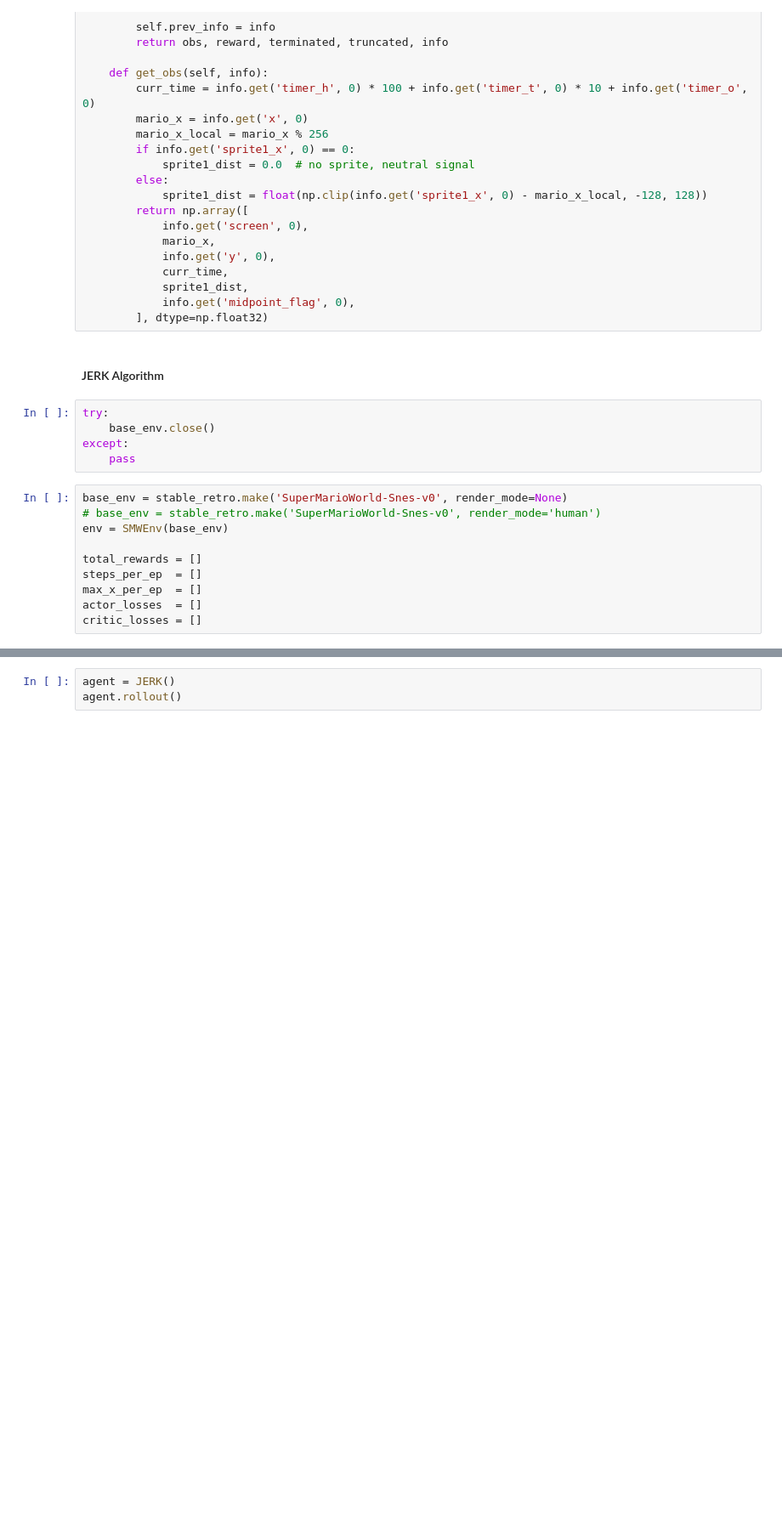
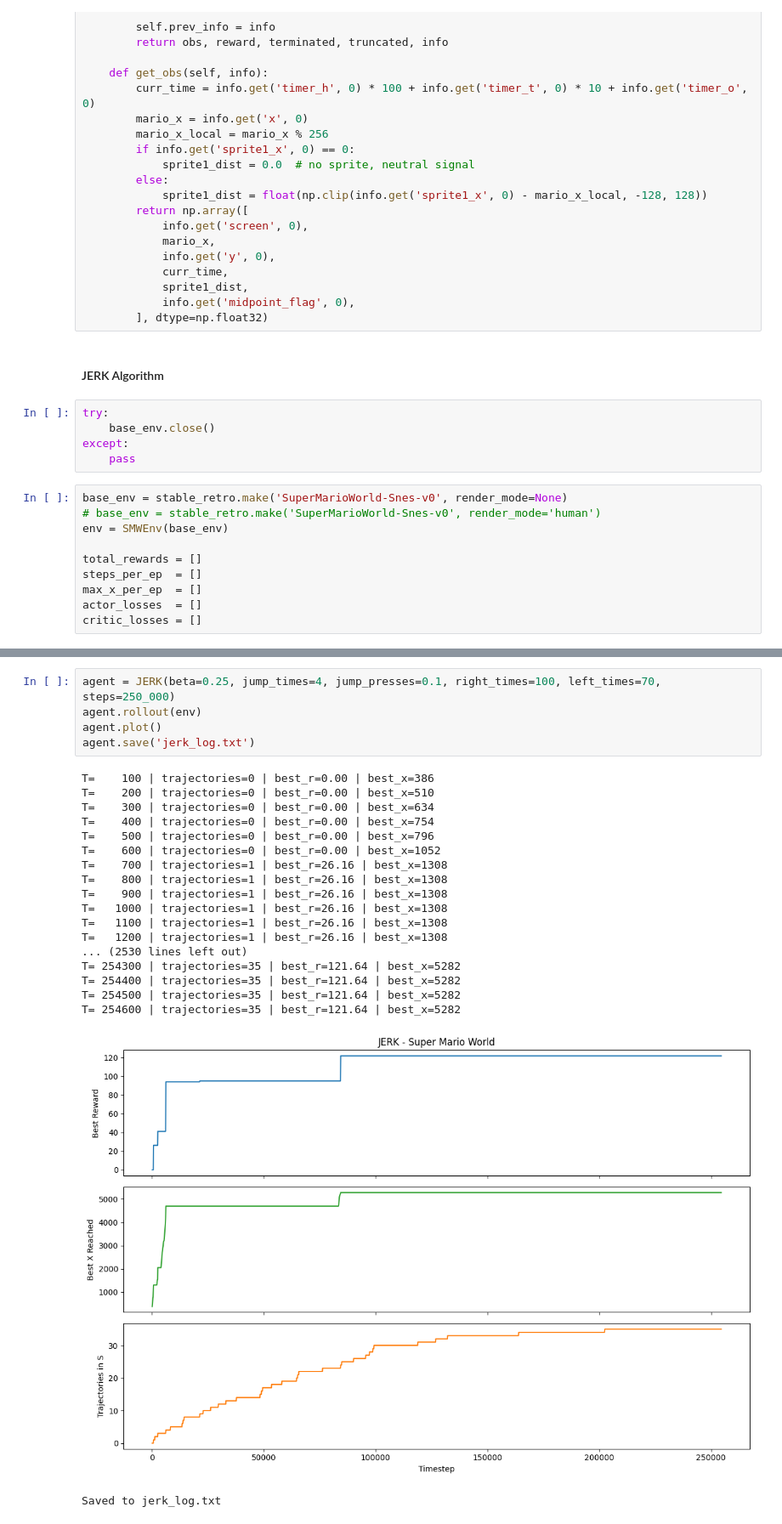
Before and after one commit to coltrho24/Project-SMW, a Jupyter notebook: JERK.ipynb, the cells around one changed output, grey strips where cells are left out. Shown at 85% size. Saved outputs shown, nothing was run; the diff lists cells and outputs as text; blank space fills up the shorter version.

Commit message:
JERK finished

```diff
--- a/JERK.ipynb
+++ b/JERK.ipynb
@@ -212,3 +280,25 @@ class JERK:
 # %%
-agent = JERK()
-agent.rollout()
+agent = JERK(beta=0.25, jump_times=4, jump_presses=0.1, right_times=100, left_times=70, steps=250_000)
+agent.rollout(env)
+agent.plot()
+agent.save('jerk_log.txt')
+# %% [output]
+T=    100 | trajectories=0 | best_r=0.00 | best_x=386
+T=    200 | trajectories=0 | best_r=0.00 | best_x=510
+T=    300 | trajectories=0 | best_r=0.00 | best_x=634
+T=    400 | trajectories=0 | best_r=0.00 | best_x=754
+T=    500 | trajectories=0 | best_r=0.00 | best_x=796
+T=    600 | trajectories=0 | best_r=0.00 | best_x=1052
+T=    700 | trajectories=1 | best_r=26.16 | best_x=1308
+T=    800 | trajectories=1 | best_r=26.16 | best_x=1308
+T=    900 | trajectories=1 | best_r=26.16 | best_x=1308
+T=   1000 | trajectories=1 | best_r=26.16 | best_x=1308
+T=   1100 | trajectories=1 | best_r=26.16 | best_x=1308
+T=   1200 | trajectories=1 | best_r=26.16 | best_x=1308
+... (2530 lines left out)
+T= 254300 | trajectories=35 | best_r=121.64 | best_x=5282
+T= 254400 | trajectories=35 | best_r=121.64 | best_x=5282
+T= 254500 | trajectories=35 | best_r=121.64 | best_x=5282
+T= 254600 | trajectories=35 | best_r=121.64 | best_x=5282
+[figure, added]
+Saved to jerk_log.txt
```
Also changed, not shown: parts of 2 cells of this notebook, 6 other files.
